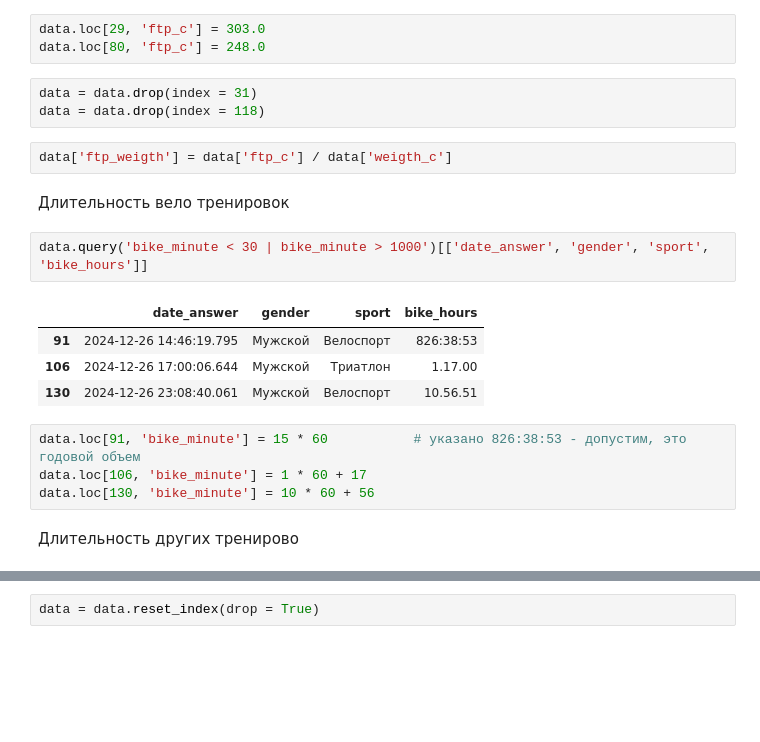
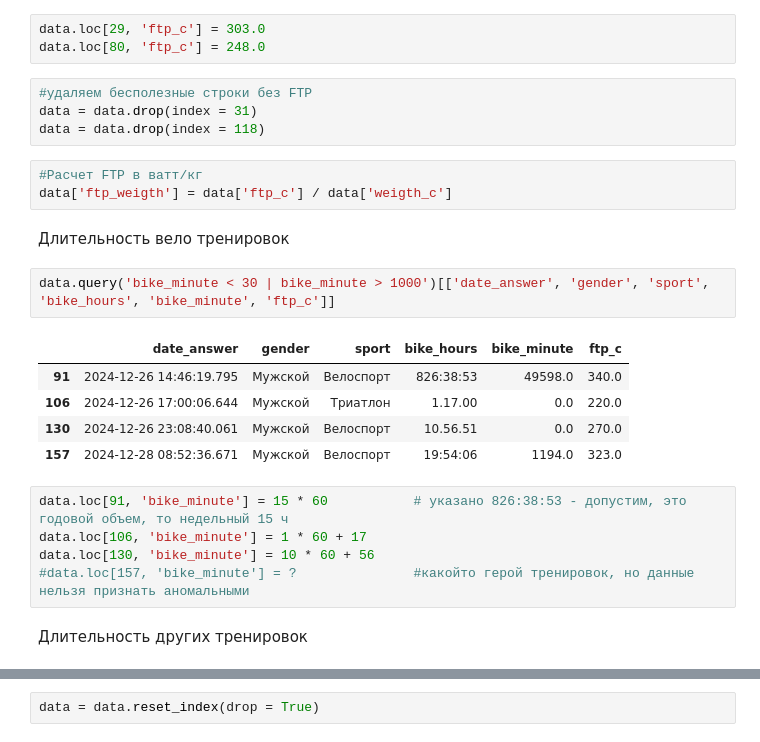
Before and after one commit to delffine/Pet-projects, a Jupyter notebook: bike_train_duration/veloopros.ipynb, the cells around one changed output, grey strips where cells are left out. Drawn from its saved outputs; the diff is of its cells as text; blank space fills up the shorter version.

```diff
--- a/bike_train_duration/veloopros.ipynb
+++ b/bike_train_duration/veloopros.ipynb
@@ -268,23 +249,27 @@ data.query('ftp_c < 100 | ftp_c > 1000')[['date_answer', 'gender', 'sport', 'bik
 data.loc[29, 'ftp_c'] = 303.0
 data.loc[80, 'ftp_c'] = 248.0
 # %%
+#удаляем бесполезные строки без FTP
 data = data.drop(index = 31)
 data = data.drop(index = 118)
 # %%
+#Расчет FTP в ватт/кг
 data['ftp_weigth'] = data['ftp_c'] / data['weigth_c']
 # %% [markdown]
 Длительность вело тренировок
 # %%
-data.query('bike_minute < 30 | bike_minute > 1000')[['date_answer', 'gender', 'sport', 'bike_hours']]
+data.query('bike_minute < 30 | bike_minute > 1000')[['date_answer', 'gender', 'sport', 'bike_hours', 'bike_minute', 'ftp_c']]
 # %% [output]
-|  | date_answer | gender | sport | bike_hours |
-| 91 | 2024-12-26 14:46:19.795 | Мужской | Велоспорт | 826:38:53 |
-| 106 | 2024-12-26 17:00:06.644 | Мужской | Триатлон | 1.17.00 |
-| 130 | 2024-12-26 23:08:40.061 | Мужской | Велоспорт | 10.56.51 |
+|  | date_answer | gender | sport | bike_hours | bike_minute | ftp_c |
+| 91 | 2024-12-26 14:46:19.795 | Мужской | Велоспорт | 826:38:53 | 49598.0 | 340.0 |
+| 106 | 2024-12-26 17:00:06.644 | Мужской | Триатлон | 1.17.00 | 0.0 | 220.0 |
+| 130 | 2024-12-26 23:08:40.061 | Мужской | Велоспорт | 10.56.51 | 0.0 | 270.0 |
+| 157 | 2024-12-28 08:52:36.671 | Мужской | Велоспорт | 19:54:06 | 1194.0 | 323.0 |
 # %%
-data.loc[91, 'bike_minute'] = 15 * 60           # указано 826:38:53 - допустим, это годовой объем
+data.loc[91, 'bike_minute'] = 15 * 60           # указано 826:38:53 - допустим, это годовой объем, то недельный 15 ч
 data.loc[106, 'bike_minute'] = 1 * 60 + 17
 data.loc[130, 'bike_minute'] = 10 * 60 + 56
+#data.loc[157, 'bike_minute'] = ?               #какойто герой тренировок, но данные нельзя признать аномальными
 # %% [markdown]
-Длительность других тренирово
+Длительность других тренировок
 # %%
```
Also changed, not shown: parts of 72 cells of this notebook.
